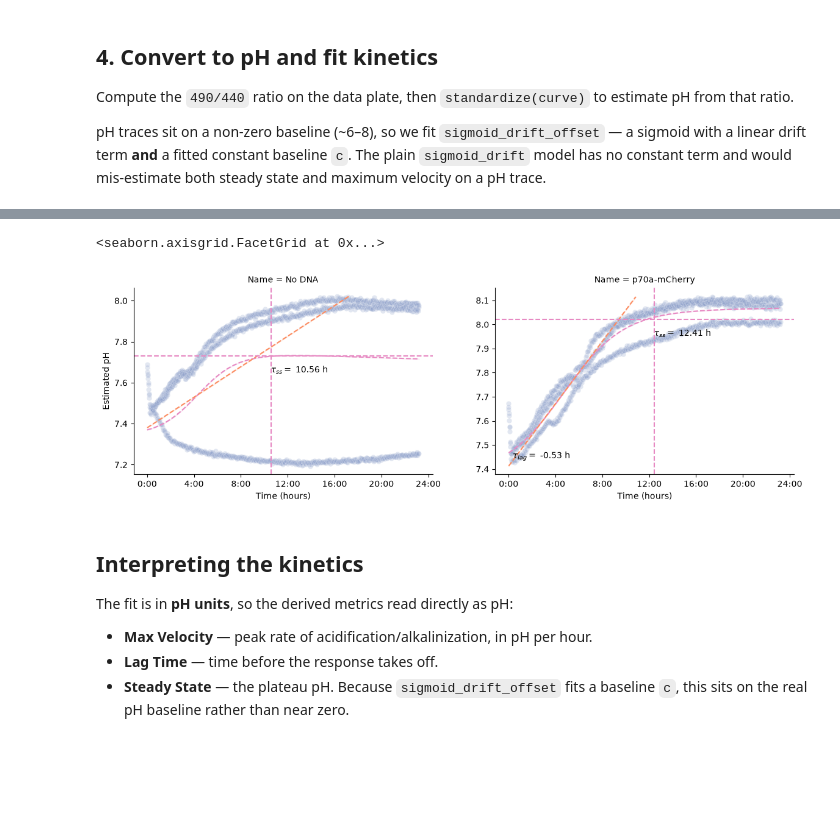
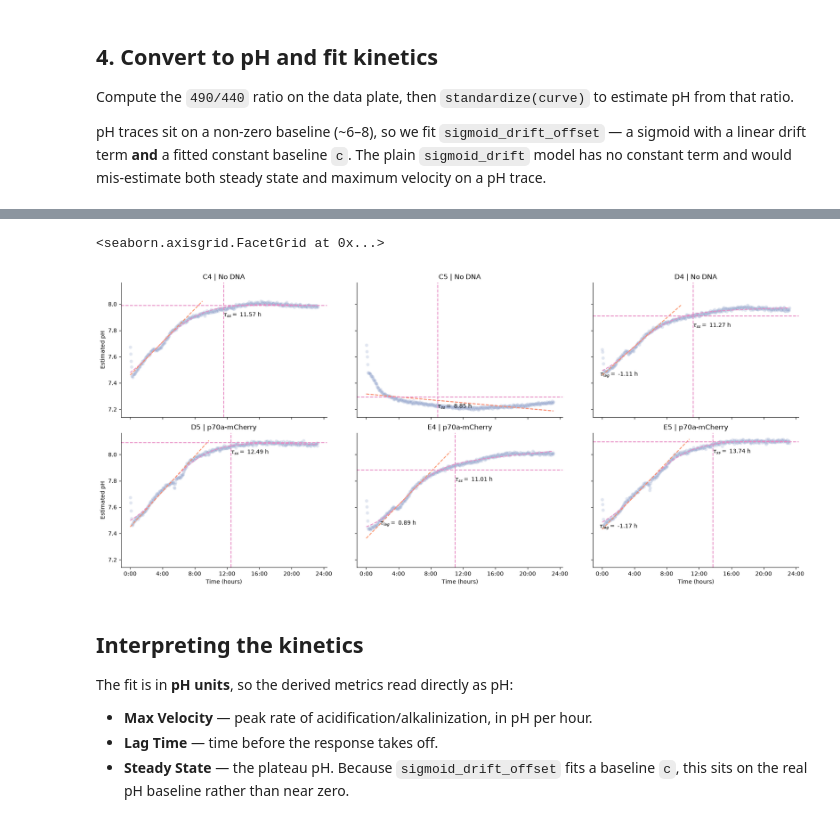
Before and after one commit to nucleus-eng/2026-CERN-OHL-P, a Jupyter notebook: devnotes/2026-garenne-pH-sensor/experiments/ms-ph_sensor/ph_calibration.ipynb, the cells around one changed output, grey strips where cells are left out. Saved outputs shown, nothing was run; the diff lists cells and outputs as text; code cells hidden in the pictures; blank space fills up the shorter version.

```diff
--- a/devnotes/2026-garenne-pH-sensor/experiments/ms-ph_sensor/ph_calibration.ipynb
+++ b/devnotes/2026-garenne-pH-sensor/experiments/ms-ph_sensor/ph_calibration.ipynb
@@ -156,10 +162,10 @@ solid lines are the calculated pH traces, dashed lines the model fit.
 # %%
 #| label: pH-vs-time
 
-kinetics.plot(facet_kws={"sharey": False})
+kinetics.plot(col="Well")
 # %% [output]
 <seaborn.axisgrid.FacetGrid at 0x...>
-[figure, old version]
+[figure, new version]
 # %% [markdown]
 ## Interpreting the kinetics
 
```
Also changed, not shown: parts of 6 cells of this notebook, 2 other files.
